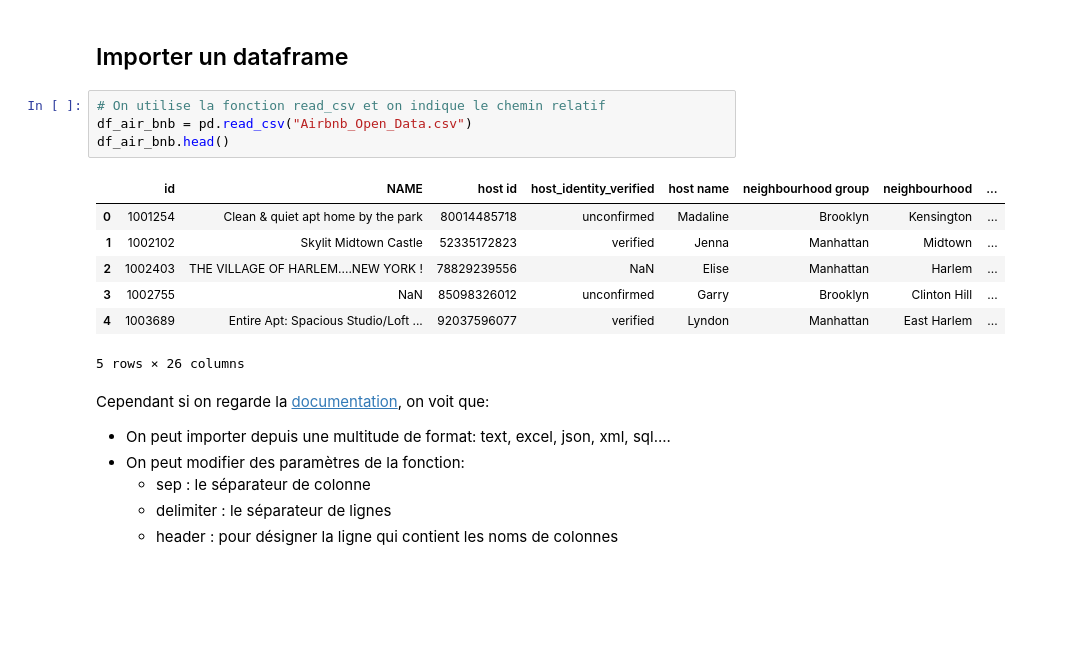
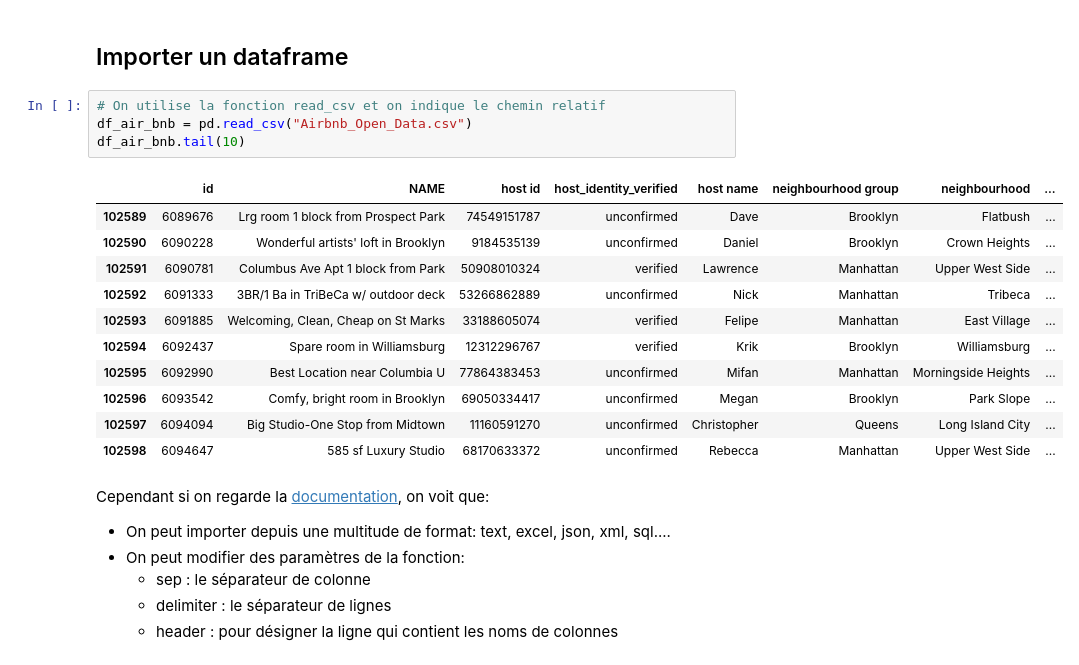
Before and after one commit to 955928/date_engineer_week_brief, a Jupyter notebook: cours/5-2-Pandas.ipynb, the cells around one changed output. Drawn from its saved outputs; the diff is of its cells as text; blank space fills up the shorter version.

```diff
--- a/cours/5-2-Pandas.ipynb
+++ b/cours/5-2-Pandas.ipynb
@@ -75,15 +75,19 @@ Quand ces règles sont respectées, l'import est aussi simple que cela:
 # %%
 # On utilise la fonction read_csv et on indique le chemin relatif
 df_air_bnb = pd.read_csv("Airbnb_Open_Data.csv")
-df_air_bnb.head()
+df_air_bnb.tail(10)
 # %% [output]
 |  | id | NAME | host id | host_identity_verified | host name | neighbourhood group | neighbourhood | ... |
-| 0 | 1001254 | Clean & quiet apt home by the park | 80014485718 | unconfirmed | Madaline | Brooklyn | Kensington | ... |
-| 1 | 1002102 | Skylit Midtown Castle | 52335172823 | verified | Jenna | Manhattan | Midtown | ... |
-| 2 | 1002403 | THE VILLAGE OF HARLEM....NEW YORK ! | 78829239556 | NaN | Elise | Manhattan | Harlem | ... |
-| 3 | 1002755 | NaN | 85098326012 | unconfirmed | Garry | Brooklyn | Clinton Hill | ... |
-| 4 | 1003689 | Entire Apt: Spacious Studio/Loft ... | 92037596077 | verified | Lyndon | Manhattan | East Harlem | ... |
+| 102589 | 6089676 | Lrg room 1 block from Prospect Park | 74549151787 | unconfirmed | Dave | Brooklyn | Flatbush | ... |
+| 102590 | 6090228 | Wonderful artists' loft in Brooklyn | 9184535139 | unconfirmed | Daniel | Brooklyn | Crown Heights | ... |
+| 102591 | 6090781 | Columbus Ave Apt 1 block from Park | 50908010324 | verified | Lawrence | Manhattan | Upper West Side | ... |
+| 102592 | 6091333 | 3BR/1 Ba in TriBeCa w/ outdoor deck | 53266862889 | unconfirmed | Nick | Manhattan | Tribeca | ... |
+| 102593 | 6091885 | Welcoming, Clean, Cheap on St Marks | 33188605074 | verified | Felipe | Manhattan | East Village | ... |
+| 102594 | 6092437 | Spare room in Williamsburg | 12312296767 | verified | Krik | Brooklyn | Williamsburg | ... |
+| 102595 | 6092990 | Best Location near Columbia U | 77864383453 | unconfirmed | Mifan | Manhattan | Morningside Heights | ... |
+| 102596 | 6093542 | Comfy, bright room in Brooklyn | 69050334417 | unconfirmed | Megan | Brooklyn | Park Slope | ... |
+| 102597 | 6094094 | Big Studio-One Stop from Midtown | 11160591270 | unconfirmed | Christopher | Queens | Long Island City | ... |
+| 102598 | 6094647 | 585 sf Luxury Studio | 68170633372 | unconfirmed | Rebecca | Manhattan | Upper West Side | ... |
-5 rows × 26 columns
 # %% [markdown]
 Cependant si on regarde la [documentation](https://pandas.pydata.org/docs/user_guide/io.html), on voit que:
 - On peut importer depuis une multitude de format: text, excel, json, xml, sql....
```
Also changed, not shown: parts of 2 cells of this notebook.
